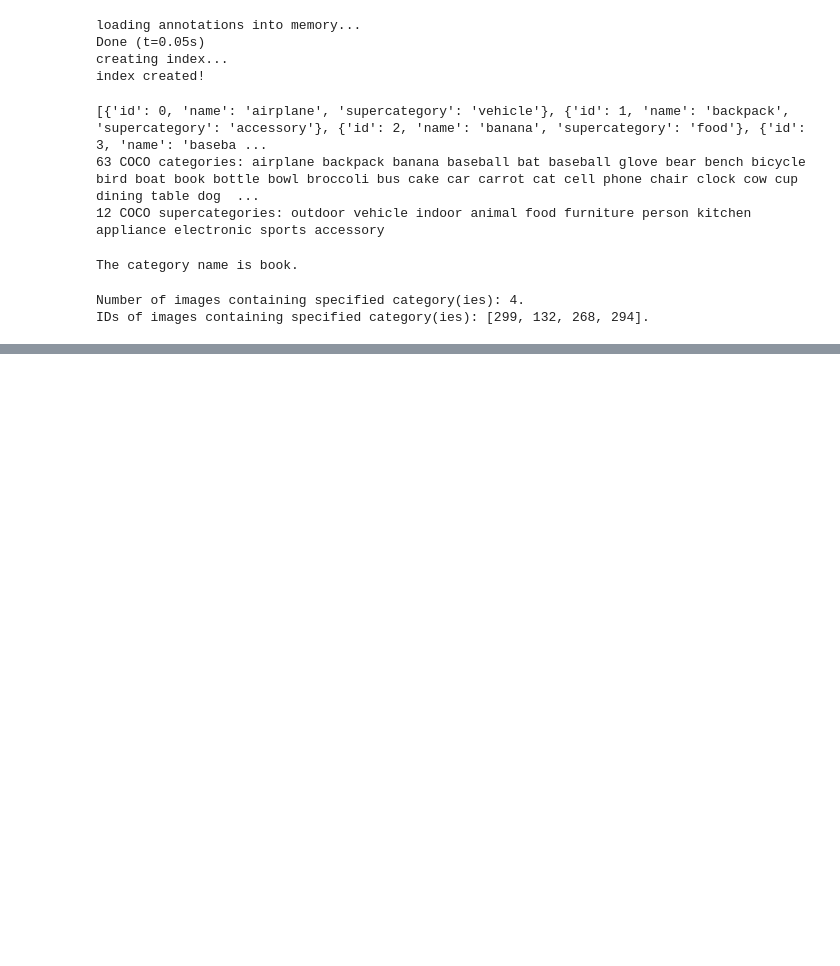
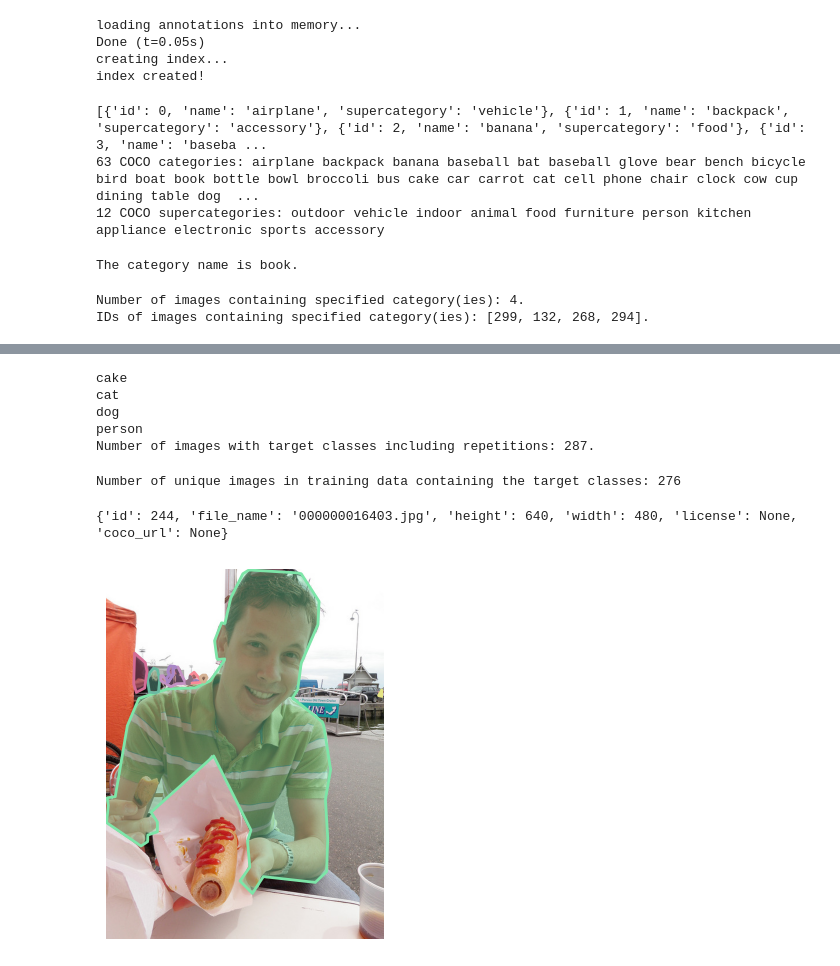
Before and after one commit to abshilpa/Image-segmentation, a Jupyter notebook: Assignment_1_Image_segmentation.ipynb, the cells around one changed output, grey strips where cells are left out. Saved outputs shown, nothing was run; the diff lists cells and outputs as text; code cells hidden in the pictures; blank space fills up the shorter version.

```diff
--- a/Assignment_1_Image_segmentation.ipynb
+++ b/Assignment_1_Image_segmentation.ipynb
@@ -108,0 +161,64 @@ IDs of images containing specified category(ies): [299, 132, 268, 294].
+# %%
+# Extract the training images that contain any combination of the four target classes.
+
+target_classes = ["cake", "cat", "dog", "person"]
+target_classes_IDs = coco.getCatIds(catNms=target_classes)
+training_images = []
+
+# Iterate over each individual class in the list.
+for class_name in target_classes:
+    # Get all images containing target class.
+    print(class_name)
+    training_images_categories = coco.getCatIds(catNms=class_name)
+    training_images_IDs = coco.getImgIds(catIds=training_images_categories)
+    training_images += coco.loadImgs(training_images_IDs)
+
+print(
+    f"Number of images with target classes including repetitions: {len(training_images)}."
+)
+# %% [output]
+cake
+cat
+dog
+person
+Number of images with target classes including repetitions: 287.
+# %%
+# Filter out repeated images.
+
+unique_training_images = []
+
+for i in range(len(training_images)):
+    if training_images[i] not in unique_training_images:
+        unique_training_images.append(training_images[i])
+
+# Shuffle the training data.
+random.seed(0)
+random.shuffle(unique_training_images)
+
+print(
+    f"Number of unique images in training data containing the target classes: {len(unique_training_images)}"
+)
+
+# Do you understand why the numbers are different?
+# %% [output]
+Number of unique images in training data containing the target classes: 276
+# %%
+# Load and display example training image with segmentation masks.
+
+training_image = unique_training_images[10]
+print(training_image)
+
+image = io.imread(f'{train_data_path}/data/{training_image["file_name"]}')
+plt.axis("off")
+plt.imshow(image)
+
+training_image_annotations_ID = coco.getAnnIds(
+    imgIds=training_image["id"], catIds=target_classes_IDs, iscrowd=None
+)
+training_image_annotations = coco.loadAnns(training_image_annotations_ID)
+coco.showAnns(training_image_annotations, draw_bbox=False)
+
+plt.show()
+# %% [output]
+{'id': 244, 'file_name': '000000016403.jpg', 'height': 640, 'width': 480, 'license': None, 'coco_url': None}
+[figure, added]
```
Also changed, not shown: parts of 10 cells of this notebook.
